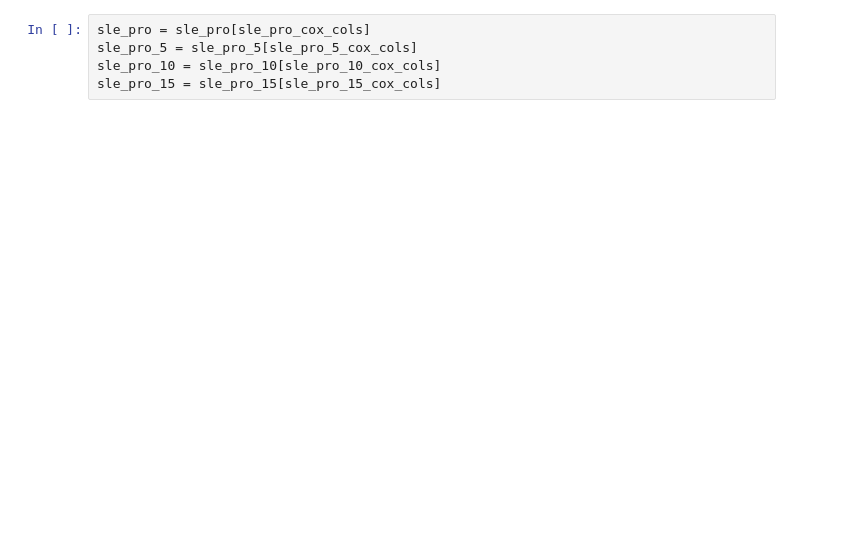
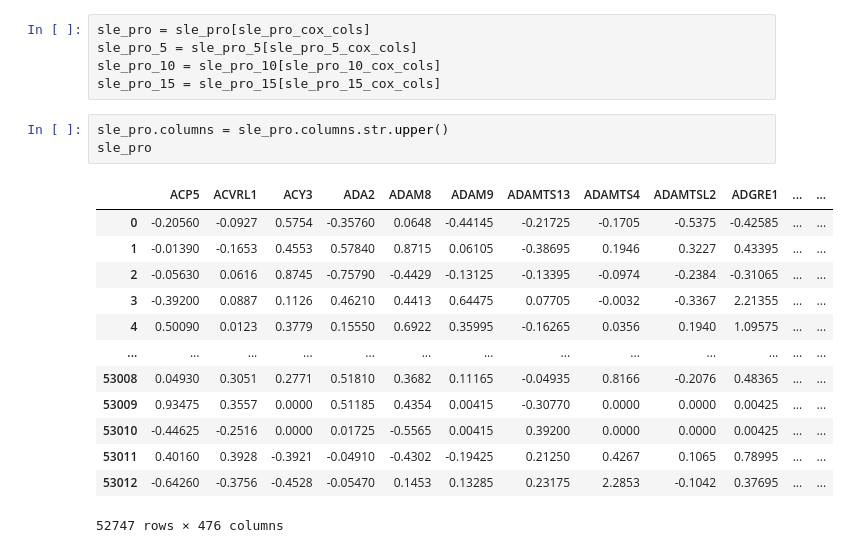
Before and after one commit to Jacob-X/SLE_Protein, a Jupyter notebook: 7.immune_loess_cluster/1.loess.ipynb, the cells around one changed output. Drawn from its saved outputs; the diff is of its cells as text; blank space fills up the shorter version.

```diff
--- a/7.immune_loess_cluster/1.loess.ipynb
+++ b/7.immune_loess_cluster/1.loess.ipynb
@@ -58,6 +58,23 @@ sle_pro = sle_pro[sle_pro_cox_cols]
 sle_pro_5 = sle_pro_5[sle_pro_5_cox_cols]
 sle_pro_10 = sle_pro_10[sle_pro_10_cox_cols]
 sle_pro_15 = sle_pro_15[sle_pro_15_cox_cols]
+# %%
+sle_pro.columns = sle_pro.columns.str.upper()
+sle_pro
+# %% [output]
+|  | ACP5 | ACVRL1 | ACY3 | ADA2 | ADAM8 | ADAM9 | ADAMTS13 | ADAMTS4 | ADAMTSL2 | ADGRE1 | ... | ... |
+| 0 | -0.20560 | -0.0927 | 0.5754 | -0.35760 | 0.0648 | -0.44145 | -0.21725 | -0.1705 | -0.5375 | -0.42585 | ... | ... |
+| 1 | -0.01390 | -0.1653 | 0.4553 | 0.57840 | 0.8715 | 0.06105 | -0.38695 | 0.1946 | 0.3227 | 0.43395 | ... | ... |
+| 2 | -0.05630 | 0.0616 | 0.8745 | -0.75790 | -0.4429 | -0.13125 | -0.13395 | -0.0974 | -0.2384 | -0.31065 | ... | ... |
+| 3 | -0.39200 | 0.0887 | 0.1126 | 0.46210 | 0.4413 | 0.64475 | 0.07705 | -0.0032 | -0.3367 | 2.21355 | ... | ... |
+| 4 | 0.50090 | 0.0123 | 0.3779 | 0.15550 | 0.6922 | 0.35995 | -0.16265 | 0.0356 | 0.1940 | 1.09575 | ... | ... |
+| ... | ... | ... | ... | ... | ... | ... | ... | ... | ... | ... | ... | ... |
+| 53008 | 0.04930 | 0.3051 | 0.2771 | 0.51810 | 0.3682 | 0.11165 | -0.04935 | 0.8166 | -0.2076 | 0.48365 | ... | ... |
+| 53009 | 0.93475 | 0.3557 | 0.0000 | 0.51185 | 0.4354 | 0.00415 | -0.30770 | 0.0000 | 0.0000 | 0.00425 | ... | ... |
+| 53010 | -0.44625 | -0.2516 | 0.0000 | 0.01725 | -0.5565 | 0.00415 | 0.39200 | 0.0000 | 0.0000 | 0.00425 | ... | ... |
+| 53011 | 0.40160 | 0.3928 | -0.3921 | -0.04910 | -0.4302 | -0.19425 | 0.21250 | 0.4267 | 0.1065 | 0.78995 | ... | ... |
+| 53012 | -0.64260 | -0.3756 | -0.4528 | -0.05470 | 0.1453 | 0.13285 | 0.23175 | 2.2853 | -0.1042 | 0.37695 | ... | ... |
+52747 rows × 476 columns
 # %%
 import pandas as pd
 from sklearn.linear_model import LinearRegression
```
Also changed, not shown: parts of 15 cells of this notebook, 11 other files.
